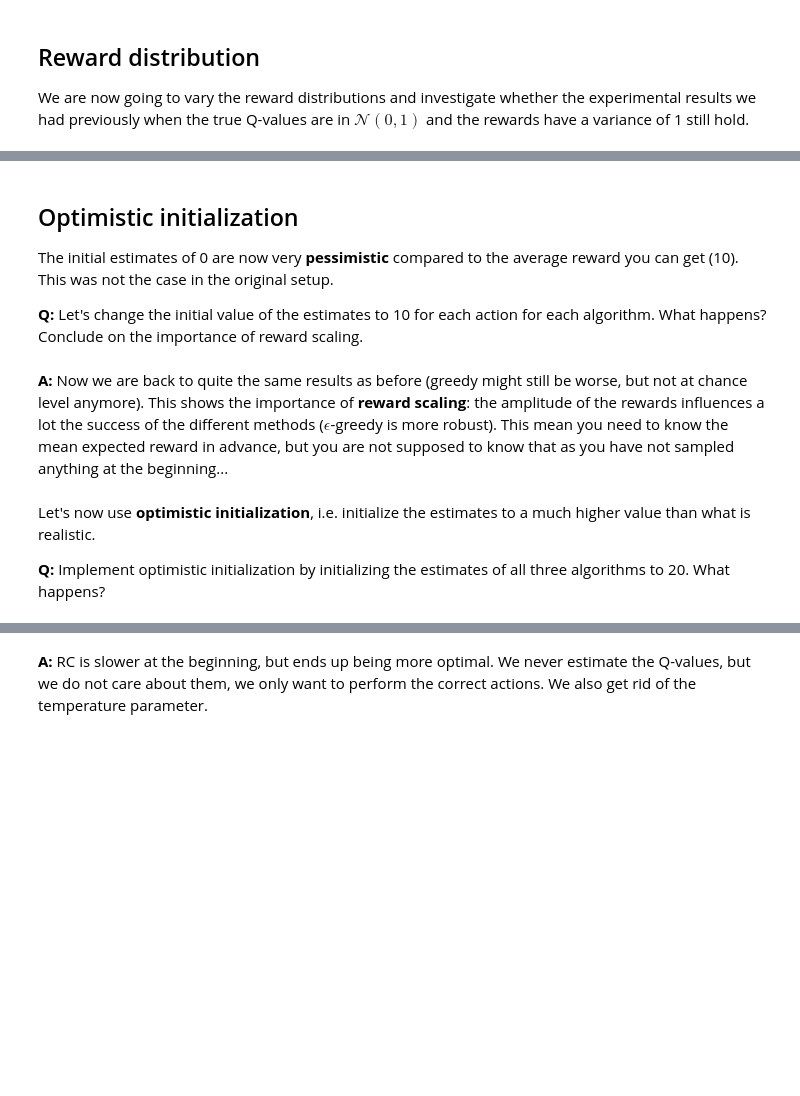
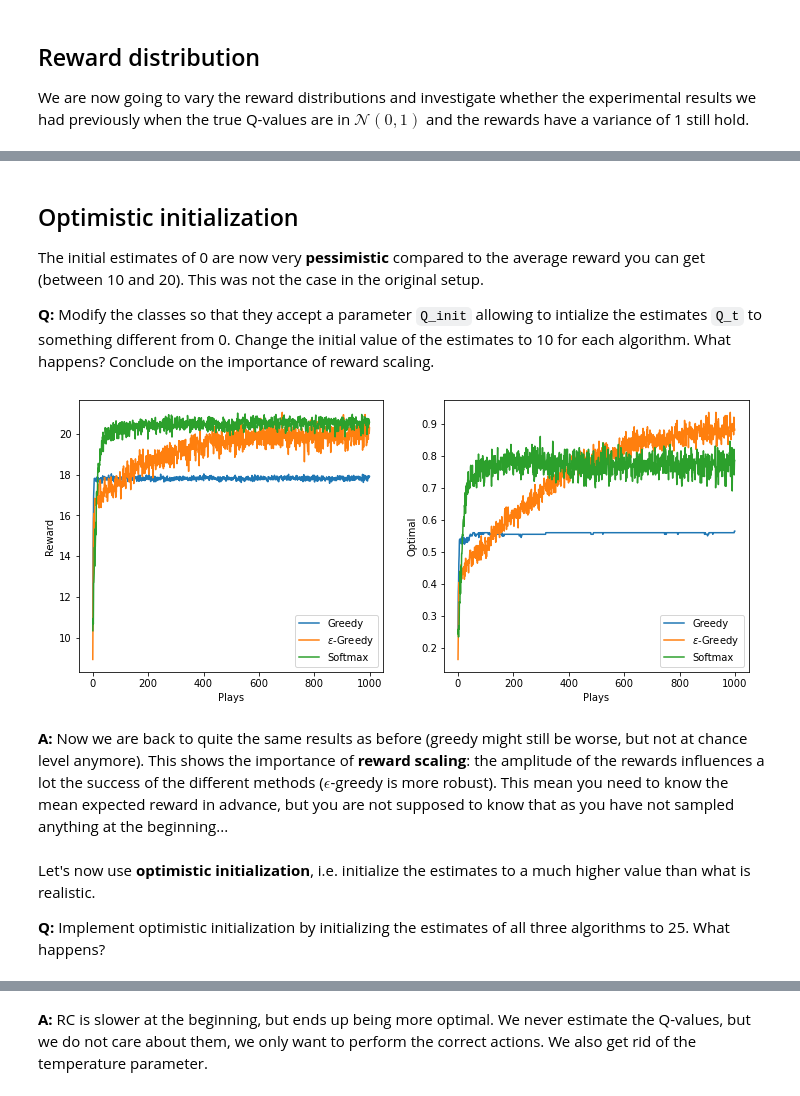
Before and after one commit to samyarmodabber/lecturenotes-deeprl, a Jupyter notebook: _sources/5-exercises/5-Bandits2-solution.ipynb, the cells around one changed output, grey strips where cells are left out. Cells and saved outputs as stored; diff of their text form; code cells hidden in the pictures; blank space fills up the shorter version.

```diff
--- a/_sources/5-exercises/5-Bandits2-solution.ipynb
+++ b/_sources/5-exercises/5-Bandits2-solution.ipynb
@@ -97,6 +285,6 @@ Softmax does not work unless you increase the temperature to 3 or so. The correc
 # %% [markdown]
 ## Optimistic initialization
 
-The initial estimates of 0 are now very **pessimistic** compared to the average reward you can get (10). This was not the case in the original setup.
+The initial estimates of 0 are now very **pessimistic** compared to the average reward you can get (between 10 and 20). This was not the case in the original setup.
 
-**Q:** Let's change the initial value of the estimates to 10 for each action for each algorithm. What happens? Conclude on the importance of reward scaling.
+**Q:** Modify the classes so that they accept a parameter `Q_init` allowing to intialize the estimates `Q_t` to something different from 0. Change the initial value of the estimates to 10 for each algorithm. What happens? Conclude on the importance of reward scaling.
@@ -185,6 +291,80 @@ plt.show()
+# %%
+# Number of arms
+nb_actions = 5
+
+# Learning rate
+alpha = 0.1
+
+# epsilon for exploration
+epsilon = 0.1
+
+# Tau for exploration
+tau = 3.0
+
+# Optimistic initialization
+Q_init = 10.0
+
+rewards_greedy = []
+optimal_greedy = []
+
+rewards_egreedy = []
+optimal_egreedy = []
+
+rewards_softmax = []
+optimal_softmax = []
+
+for trial in range(200):
+
+    # Bandit
+    bandit = Bandit(nb_actions, mean=10.0, std_Q=10.0, std_r=1.0)
+
+    # Greedy
+    agent = GreedyAgent(bandit, alpha, Q_init)
+    rewards, optimal = agent.train(1000)
+    rewards_greedy.append(rewards)
+    optimal_greedy.append(optimal)
+
+    # Greedy
+    agent = EpsilonGreedyAgent(bandit, alpha, epsilon, Q_init)
+    rewards, optimal = agent.train(1000)
+    rewards_egreedy.append(rewards)
+    optimal_egreedy.append(optimal)
+
+    # Softmax
+    agent = SoftmaxAgent(bandit, alpha, tau, Q_init)
+    rewards, optimal = agent.train(1000)
+    rewards_softmax.append(rewards)
+    optimal_softmax.append(optimal)
+
+rewards_greedy = np.mean(rewards_greedy, axis=0)
+optimal_greedy = np.mean(optimal_greedy, axis=0)
+rewards_egreedy = np.mean(rewards_egreedy, axis=0)
+optimal_egreedy = np.mean(optimal_egreedy, axis=0)
+rewards_softmax = np.mean(rewards_softmax, axis=0)
+optimal_softmax = np.mean(optimal_softmax, axis=0)
+
+# Plot the Q-values and the evolution of rewards
+plt.figure(figsize=(12, 5))
+plt.subplot(121)
+plt.plot(rewards_greedy, label="Greedy")
+plt.plot(rewards_egreedy, label="$\epsilon$-Greedy")
+plt.plot(rewards_softmax, label="Softmax")
+plt.legend()
+plt.xlabel("Plays")
+plt.ylabel("Reward")
+plt.subplot(122)
+plt.plot(optimal_greedy, label="Greedy")
+plt.plot(optimal_egreedy, label="$\epsilon$-Greedy")
+plt.plot(optimal_softmax, label="Softmax")
+plt.legend()
+plt.xlabel("Plays")
+plt.ylabel("Optimal")
+plt.show()
+# %% [output]
+[figure, added]
 # %% [markdown]
 **A:** Now we are back to quite the same results as before (greedy might still be worse, but not at chance level anymore). This shows the importance of **reward scaling**: the amplitude of the rewards influences a lot the success of the different methods ($\epsilon$-greedy is more robust). This mean you need to know the mean expected reward in advance, but you are not supposed to know that as you have not sampled anything at the beginning...
 # %% [markdown]
 Let's now use **optimistic initialization**, i.e. initialize the estimates to a much higher value than what is realistic.
 
-**Q:** Implement optimistic initialization by initializing the estimates of all three algorithms to 20. What happens?
+**Q:** Implement optimistic initialization by initializing the estimates of all three algorithms to 25. What happens?
```
Also changed, not shown: parts of 26 cells of this notebook, 46 other files.
